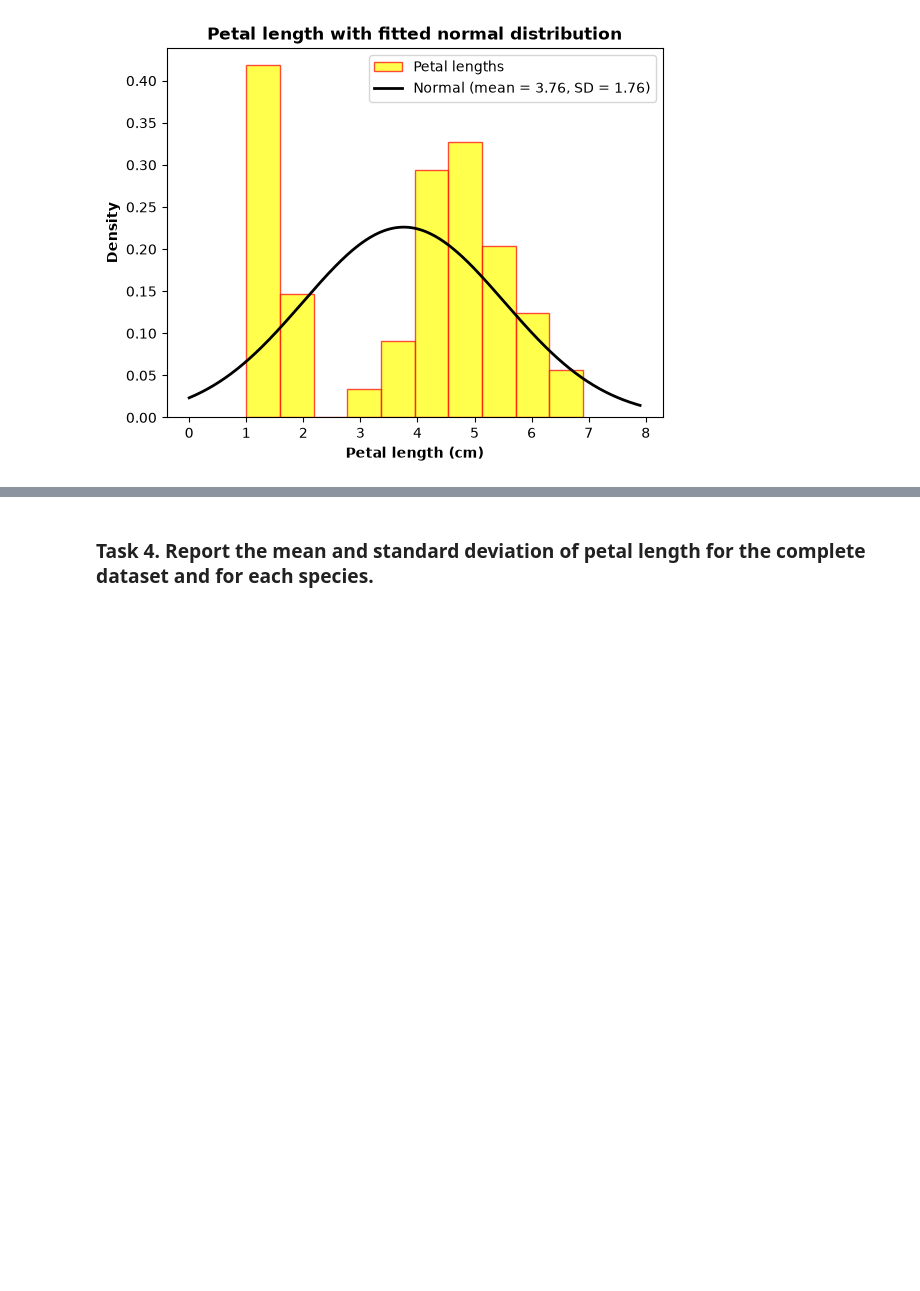
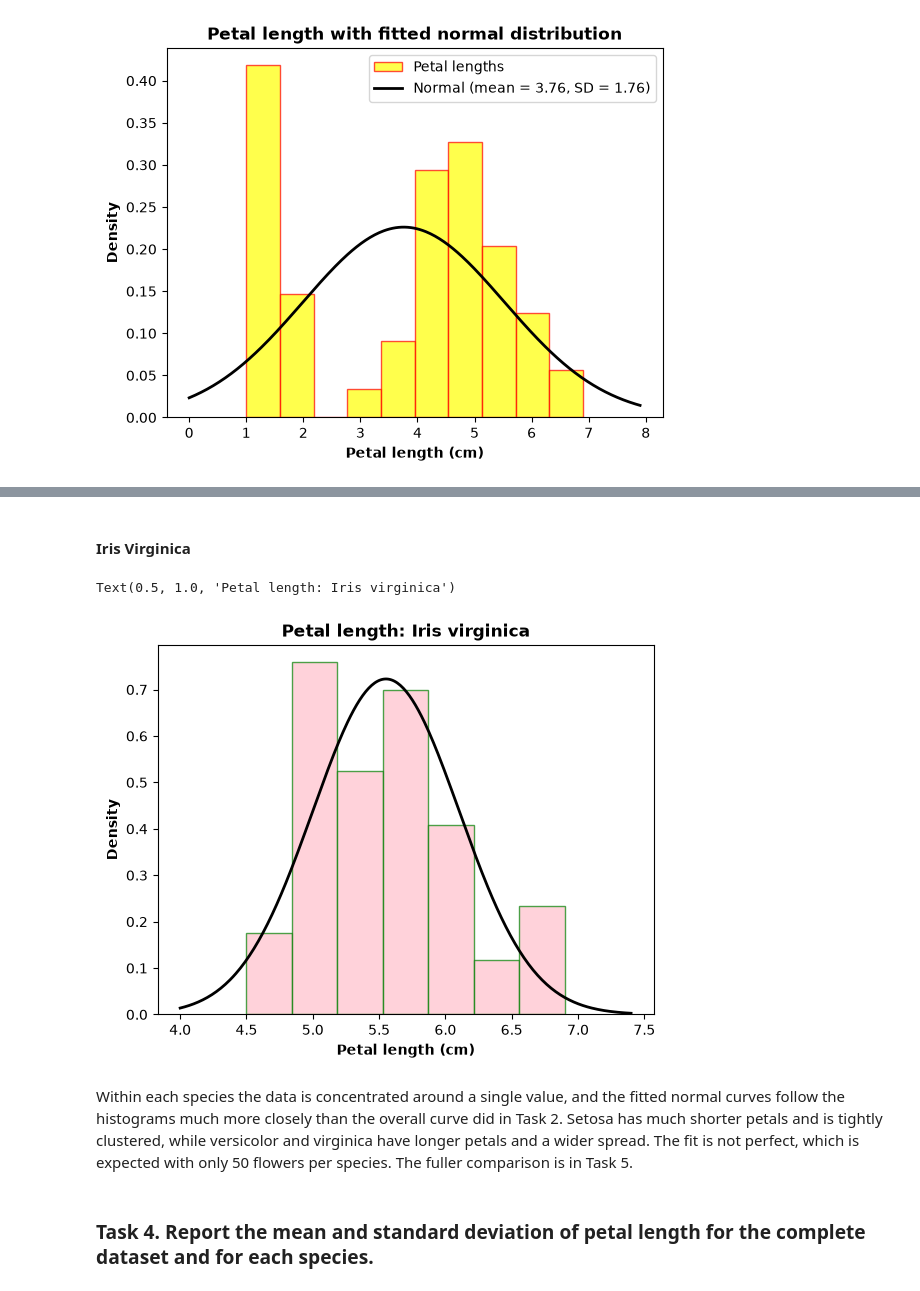
Before and after one commit to NibnabCodes/Applied-Statistics-Assessment, a Jupyter notebook: problems.ipynb, the cells around one changed output, grey strips where cells are left out. Drawn from its saved outputs; the diff is of its cells as text; code cells hidden in the pictures; blank space fills up the shorter version.

```diff
--- a/problems.ipynb
+++ b/problems.ipynb
@@ -120,3 +169,27 @@ plt.legend()
+# %% [markdown]
+#### Iris Virginica
+# %%
+mean_vir = virginica.mean()
+std_vir = virginica.std()
+x = np.linspace(virginica.min() - 0.5, virginica.max() + 0.5, 300)
+
+plt.hist(virginica, bins=7, density=True, color="pink", edgecolor="green",
+         alpha=0.7, label="Petal lengths")
+
+plt.plot(x, norm.pdf(x, mean_vir, std_vir), color="black", linewidth=2,
+         label=f"Normal (mean = {mean_vir:.2f}, SD = {std_vir:.2f})")
+
+plt.xlabel("Petal length (cm)", fontweight="bold")
+plt.ylabel("Density", fontweight="bold")
+plt.title("Petal length: Iris virginica", fontweight="bold")
+# %% [output]
+Text(0.5, 1.0, 'Petal length: Iris virginica')
+[figure, added]
+# %% [markdown]
+Within each species the data is concentrated around a single value, and the fitted normal curves follow
+the histograms much more closely than the overall curve did in Task 2. Setosa has much shorter petals
+and is tightly clustered, while versicolor and virginica have longer petals and a wider spread.
+The fit is not perfect, which is expected with only 50 flowers per species. The fuller comparison is in Task 5.
 # %% [markdown]
 ### Task 4. Report the mean and standard deviation of petal length for the complete dataset and for each species.
 # %% [markdown]
```
Also changed, not shown: parts of 11 cells of this notebook.
